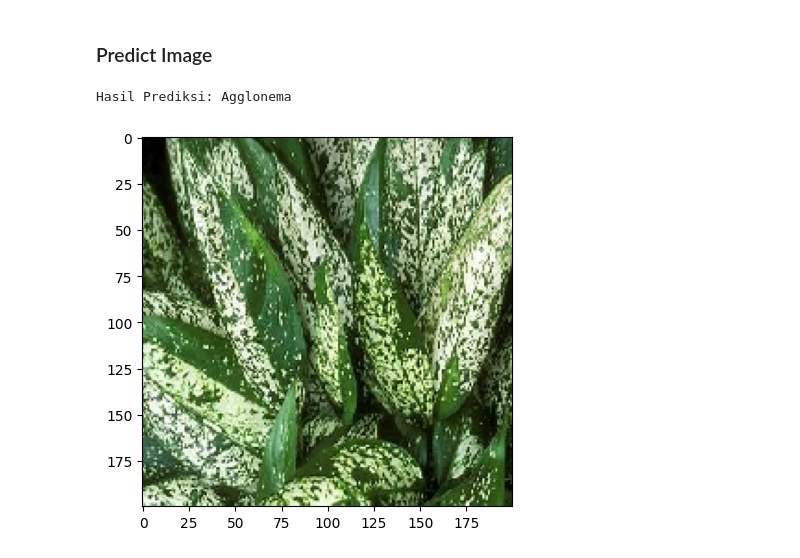
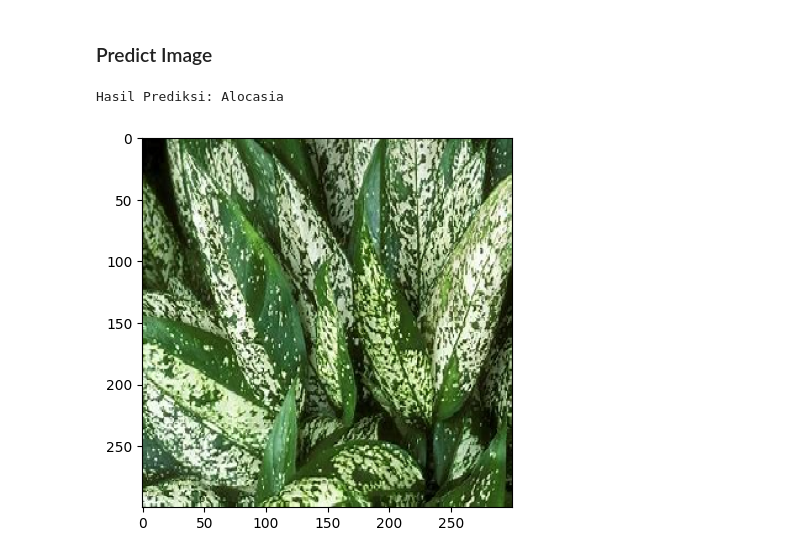
Before and after one commit to ornaman-dev/Bangkit-MachineLearning, a Jupyter notebook: main.ipynb, the cells around one changed output. Cells and saved outputs as stored; diff of their text form; code cells hidden in the pictures.

```diff
--- a/main.ipynb
+++ b/main.ipynb
@@ -651,16 +651,17 @@ model.compile(optimizer = 'adam',
               metrics = ['accuracy'])
 # %%
 img_path = r"C:\Users\USER\Learning\Bangkit-MachineLearning\main\Dataset\train\Agglonema\Agglonema_0.jpg"
+CLASS_NAMES = ['Agglonema', 'Alocasia', 'Gelombang Cinta', 'Janda Bolong', 'Lidah Mertua', 'Lili Paris', 'Pucuk Merah', 'Suplir']
 
-img = image.load_img(img_path, target_size=(200,200))
+img = image.load_img(img_path, target_size=(300,300))
 imgplot = plt.imshow(img)
 x = image.img_to_array(img)
 x = x/255.0
 x = np.expand_dims(x, axis=0)
 images = np.vstack([x])
 
 classes = model.predict(images, batch_size=10,verbose=0)
-print(f'Hasil Prediksi: {class_names[np.argmax(classes)]}')
+print(f'Hasil Prediksi: {CLASS_NAMES[np.argmax(classes)]}')
 # %% [output]
-Hasil Prediksi: Agglonema
+Hasil Prediksi: Alocasia
-[figure, old version]
+[figure, new version]
```
Also changed, not shown: 7 other files.
